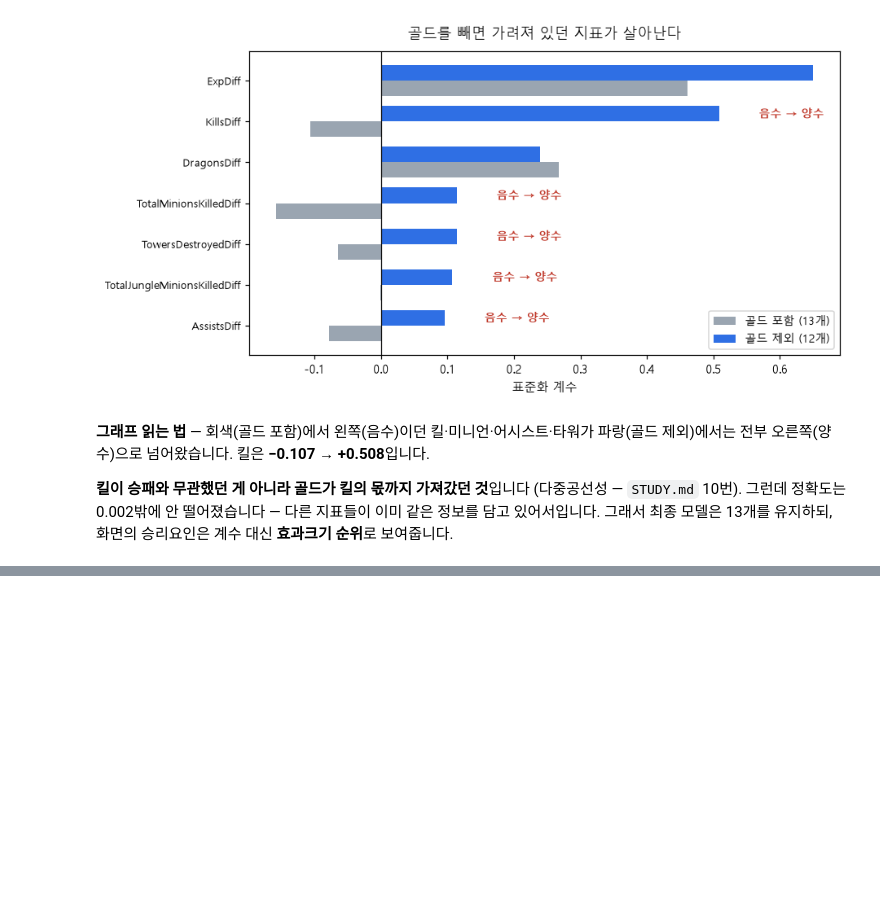
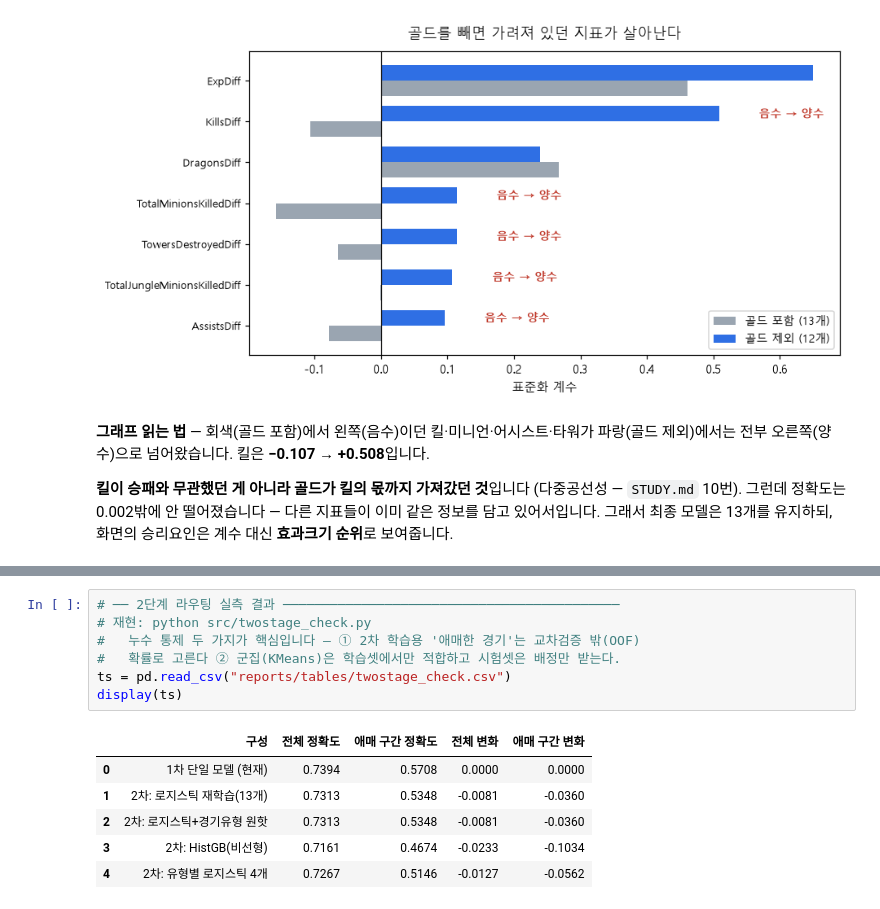
Before and after one commit to wpalswpa/project2608, a Jupyter notebook: reports/model_report.ipynb, the cells around one changed output, grey strips where cells are left out. Saved outputs shown, nothing was run; the diff lists cells and outputs as text; blank space fills up the shorter version.

```diff
--- a/reports/model_report.ipynb
+++ b/reports/model_report.ipynb
@@ -495,0 +557,14 @@ plt.show()
+# %%
+# ── 2단계 라우팅 실측 결과 ───────────────────────────────────────────
+# 재현: python src/twostage_check.py
+#   누수 통제 두 가지가 핵심입니다 — ① 2차 학습용 '애매한 경기'는 교차검증 밖(OOF)
+#   확률로 고른다 ② 군집(KMeans)은 학습셋에서만 적합하고 시험셋은 배정만 받는다.
+ts = pd.read_csv("reports/tables/twostage_check.csv")
+display(ts)
+# %% [output]
+|  | 구성 | 전체 정확도 | 애매 구간 정확도 | 전체 변화 | 애매 구간 변화 |
+| 0 | 1차 단일 모델 (현재) | 0.7394 | 0.5708 | 0.0000 | 0.0000 |
+| 1 | 2차: 로지스틱 재학습(13개) | 0.7313 | 0.5348 | -0.0081 | -0.0360 |
+| 2 | 2차: 로지스틱+경기유형 원핫 | 0.7313 | 0.5348 | -0.0081 | -0.0360 |
+| 3 | 2차: HistGB(비선형) | 0.7161 | 0.4674 | -0.0233 | -0.1034 |
+| 4 | 2차: 유형별 로지스틱 4개 | 0.7267 | 0.5146 | -0.0127 | -0.0562 |
```
Also changed, not shown: parts of 20 cells of this notebook, 4 other files.
